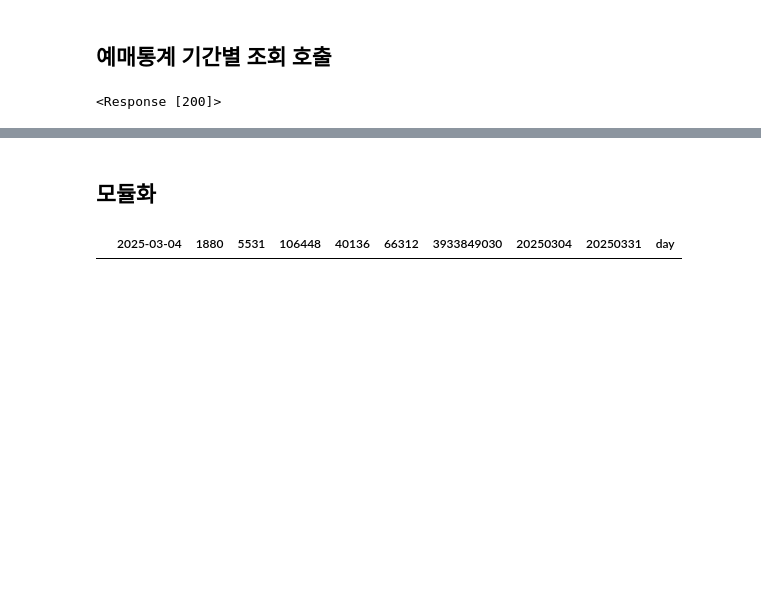
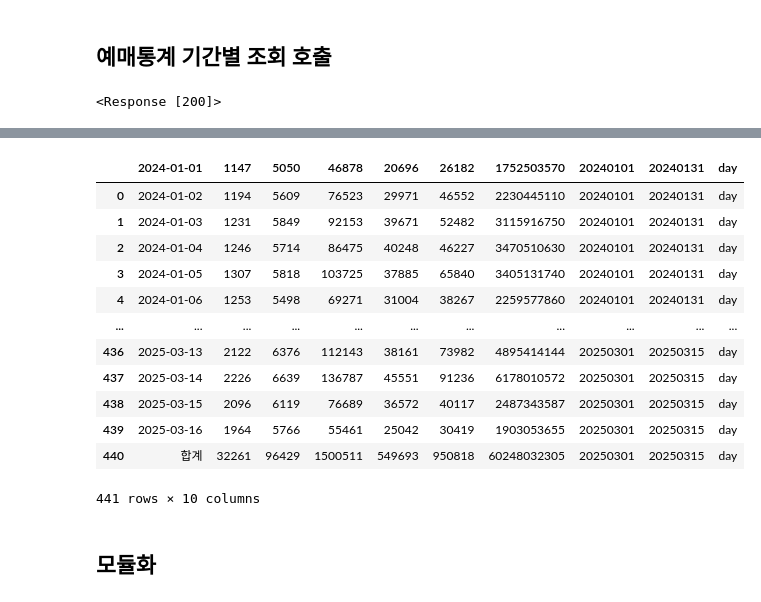
Before and after one commit to ToleranceKim/api-data-explorer, a Jupyter notebook: kopis_processing/kopis.ipynb, the cells around one changed output, grey strips where cells are left out. Saved outputs shown, nothing was run; the diff lists cells and outputs as text; code cells hidden in the pictures; blank space fills up the shorter version.

Commit message:
add kopis_data_collector module

```diff
--- a/kopis_processing/kopis.ipynb
+++ b/kopis_processing/kopis.ipynb
@@ -147,5 +147,23 @@ df
 # %%
 # csv파일 저장
 df.to_csv("boxstats_period.csv", mode="a", index=False, header=False, encoding="utf-8")
+# %%
+import pandas as pd
+df = pd.read_csv(r"C:\Users\USER\Desktop\my_git\api-data-explorer\kopis_processing\boxstats_period.csv")
+df
+# %% [output]
+|  | 2024-01-01 | 1147 | 5050 | 46878 | 20696 | 26182 | 1752503570 | 20240101 | 20240131 | day |
+| 0 | 2024-01-02 | 1194 | 5609 | 76523 | 29971 | 46552 | 2230445110 | 20240101 | 20240131 | day |
+| 1 | 2024-01-03 | 1231 | 5849 | 92153 | 39671 | 52482 | 3115916750 | 20240101 | 20240131 | day |
+| 2 | 2024-01-04 | 1246 | 5714 | 86475 | 40248 | 46227 | 3470510630 | 20240101 | 20240131 | day |
+| 3 | 2024-01-05 | 1307 | 5818 | 103725 | 37885 | 65840 | 3405131740 | 20240101 | 20240131 | day |
+| 4 | 2024-01-06 | 1253 | 5498 | 69271 | 31004 | 38267 | 2259577860 | 20240101 | 20240131 | day |
+| ... | ... | ... | ... | ... | ... | ... | ... | ... | ... | ... |
+| 436 | 2025-03-13 | 2122 | 6376 | 112143 | 38161 | 73982 | 4895414144 | 20250301 | 20250315 | day |
+| 437 | 2025-03-14 | 2226 | 6639 | 136787 | 45551 | 91236 | 6178010572 | 20250301 | 20250315 | day |
+| 438 | 2025-03-15 | 2096 | 6119 | 76689 | 36572 | 40117 | 2487343587 | 20250301 | 20250315 | day |
+| 439 | 2025-03-16 | 1964 | 5766 | 55461 | 25042 | 30419 | 1903053655 | 20250301 | 20250315 | day |
+| 440 | 합계 | 32261 | 96429 | 1500511 | 549693 | 950818 | 60248032305 | 20250301 | 20250315 | day |
+441 rows × 10 columns
 # %% [markdown]
 ## 모듈화
@@ -250,5 +267,0 @@ main()
-# %%
-df = pd.read_csv(r"C:\Users\USER\Desktop\my_git\api-data-explorer\kopis_processing\boxstats_period.csv")
-df[150:200]
-# %% [output]
-|  | 2025-03-04 | 1880 | 5531 | 106448 | 40136 | 66312 | 3933849030 | 20250304 | 20250331 | day |
```
Also changed, not shown: parts of 8 cells of this notebook, 12 other files.
